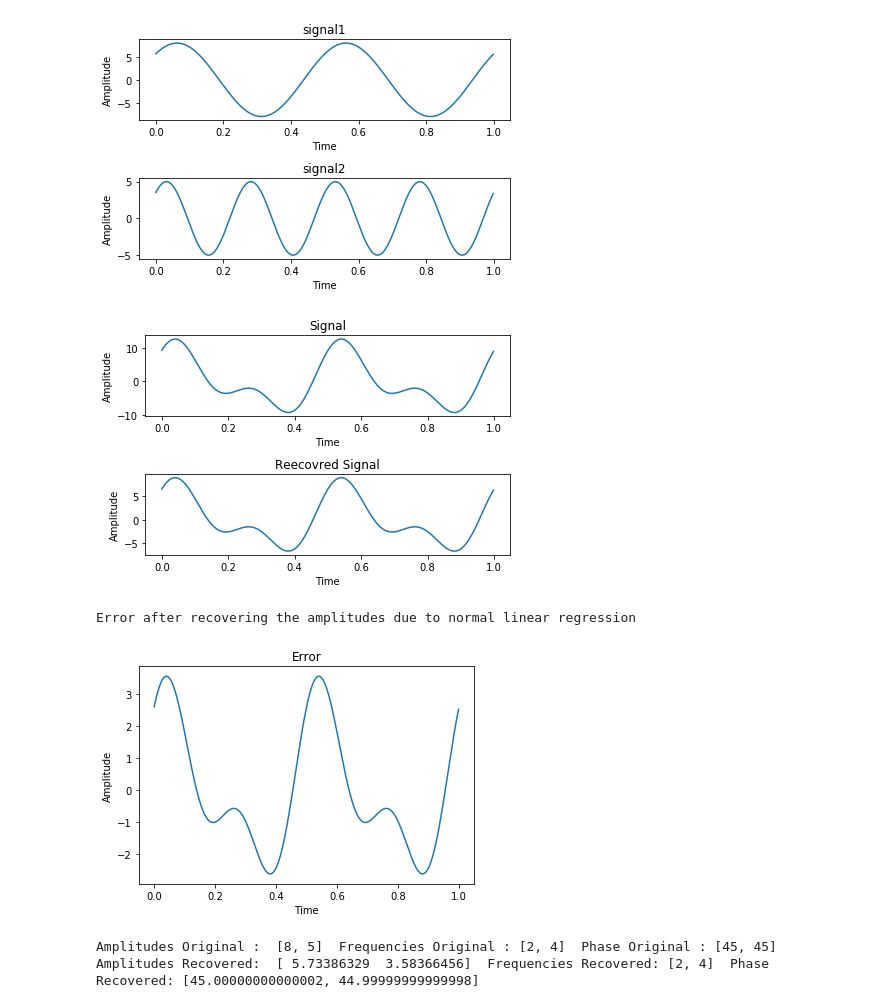
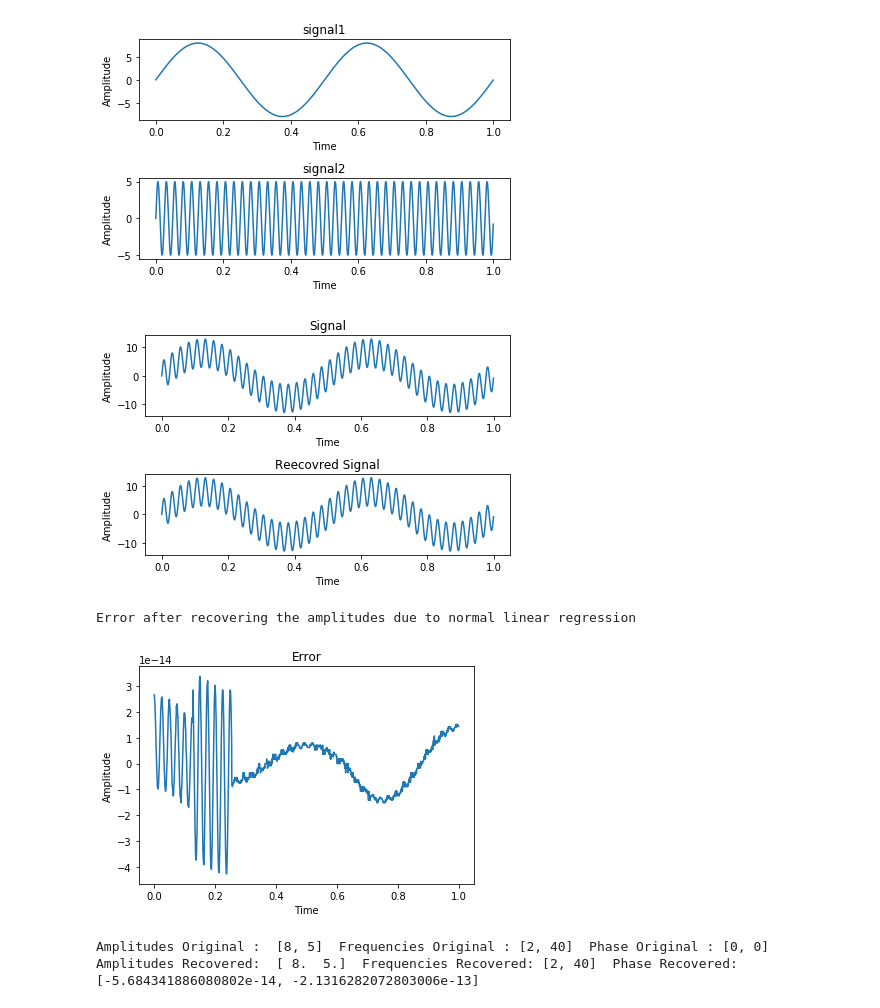
Before and after one commit to narayana1043/timeSeriesAnalysis, a Jupyter notebook: ts2AmpFreqPhaseRecovery.ipynb, the cells around one changed output. Cells and saved outputs as stored; diff of their text form; code cells hidden in the pictures.

Commit message:
issue fixed reason: Fourier transform gives a delay of 90 degrees in phase fix: add phase of 90 degrees

```diff
--- a/ts2AmpFreqPhaseRecovery.ipynb
+++ b/ts2AmpFreqPhaseRecovery.ipynb
@@ -141,7 +141,9 @@ def estimateSignal(y, sr, n=1, phase=False, plt=False):
     phiR = list()
     if phase == True:
         for i in range(n):
-            phiR.append(-math.degrees(cmath.phase(Y[frqR[i]])))
+            # adding 90 degree phase shift
+            # reason unknown: ************************* but noticed this correction will help
+            phiR.append(math.degrees(cmath.phase(Y[frqR[i]]))+90)
     else:
         phiR = [0 for i in range(n)]
 
@@ -194,25 +207,25 @@ print "Amplitudes Recovered: ", wR, "Frequencies Recovered",frqR
 # %%
 # estimating the frequencies, Amplitudes, Phases and isolating the noise
-sr = 600; w=[8,5]; frq=[2,4]; phi = [45, 45]
+sr = 1600; w=[8,5]; frq=[2,40]; phi = [0, 0]
 y1, t = makeSignal(amp=w[0], f=frq[0], sr=sr, phi=phi[0]);
 y2, t = makeSignal(amp=w[1], f=frq[1], sr=sr, phi=phi[1])
 y = addNoise(y=y1 + y2, mu=0, sd=0) # noisy signal
 draw.plot3(t,y1,t,y2, title1="signal1", title2="signal2")
 wR, frqR, phiR = estimateSignal(y=y,sr=sr,n=2, phase=True)
 # Recovering signal using esitmates
 y1, t = makeSignal(amp=wR[0], f=frqR[0], sr=sr, phi=phiR[0]);
 y2, t = makeSignal(amp=wR[1], f=frqR[1], sr=sr, phi=phiR[1])
 yhat = y1 + y2
 draw.plot3(t, y, t, yhat)
 
 print "Error after recovering the amplitudes due to normal linear regression"
 draw.plot1(x=t, y=y-yhat, title="Error")
 print "Amplitudes Original : ", w, " Frequencies Original :",frq, " Phase Original :",phi
 print "Amplitudes Recovered: ", wR, " Frequencies Recovered:",frqR, " Phase Recovered:",phiR
 # %% [output]
-[figure, old version]
+[figure, new version]
-[figure, old version]
+[figure, new version]
 Error after recovering the amplitudes due to normal linear regression
-[figure, old version]
+[figure, new version]
-Amplitudes Original :  [8, 5]  Frequencies Original : [2, 4]  Phase Original : [45, 45]
-Amplitudes Recovered:  [ 5.73386329  3.58366456]  Frequencies Recovered: [2, 4]  Phase Recovered: [45.00000000000002, 44.99999999999998]
+Amplitudes Original :  [8, 5]  Frequencies Original : [2, 40]  Phase Original : [0, 0]
+Amplitudes Recovered:  [ 8.  5.]  Frequencies Recovered: [2, 40]  Phase Recovered: [-5.684341886080802e-14, -2.1316282072803006e-13]
```
Also changed, not shown: parts of 3 cells of this notebook.
